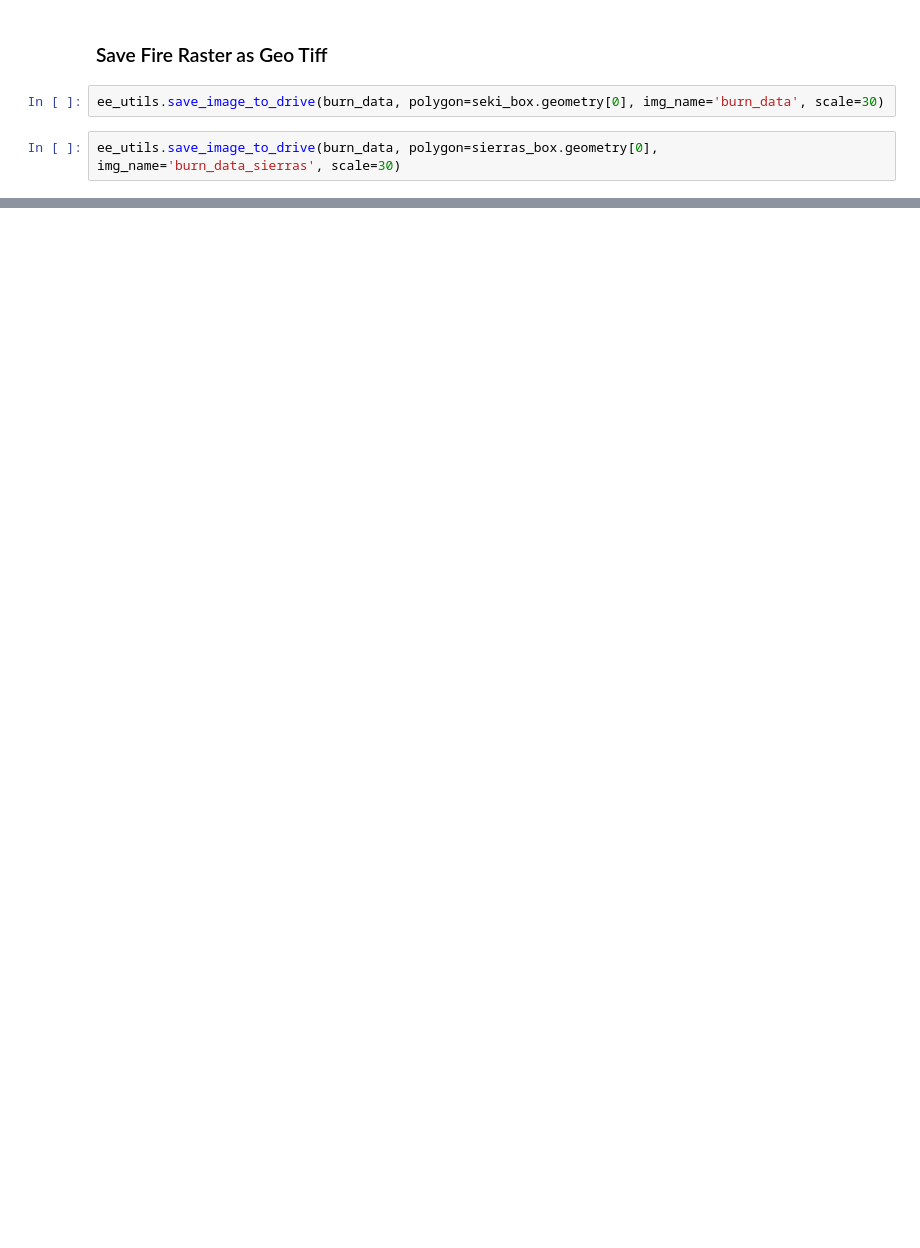
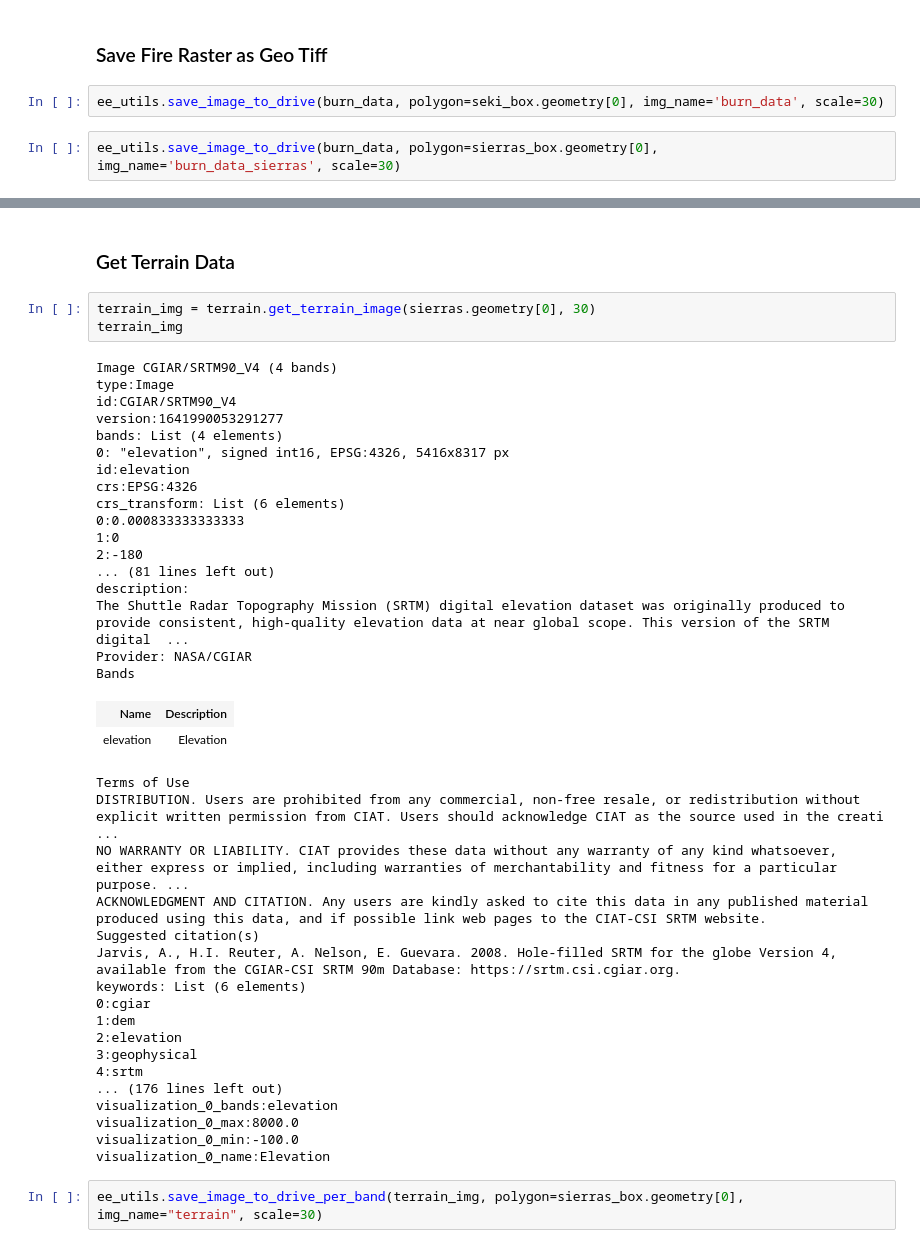
Before and after one commit to mahuna13/fire-regen, a Jupyter notebook: notebooks/exploratory/FireRasters.ipynb, the cells around one changed output, grey strips where cells are left out. Cells and saved outputs as stored; diff of their text form; blank space fills up the shorter version.

Commit message:
Downloads LANDSAT, terrain and dynamic_world rasters for RF training

```diff
--- a/notebooks/exploratory/FireRasters.ipynb
+++ b/notebooks/exploratory/FireRasters.ipynb
@@ -56,0 +129,44 @@ ee_utils.save_image_to_drive(burn_data, polygon=sierras_box.geometry[0], img_nam
+# %% [markdown]
+### Get Terrain Data
+# %%
+terrain_img = terrain.get_terrain_image(sierras.geometry[0], 30)
+terrain_img
+# %% [output]
+Image CGIAR/SRTM90_V4 (4 bands)
+type:Image
+id:CGIAR/SRTM90_V4
+version:1641990053291277
+bands: List (4 elements)
+0: "elevation", signed int16, EPSG:4326, 5416x8317 px
+id:elevation
+crs:EPSG:4326
+crs_transform: List (6 elements)
+0:0.000833333333333
+1:0
+2:-180
+... (81 lines left out)
+description:
+The Shuttle Radar Topography Mission (SRTM) digital elevation dataset was originally produced to provide consistent, high-quality elevation data at near global scope. This version of the SRTM digital  ...
+Provider: NASA/CGIAR
+Bands
+| Name | Description |
+| elevation | Elevation |
+Terms of Use
+DISTRIBUTION. Users are prohibited from any commercial, non-free resale, or redistribution without explicit written permission from CIAT. Users should acknowledge CIAT as the source used in the creati ...
+NO WARRANTY OR LIABILITY. CIAT provides these data without any warranty of any kind whatsoever, either express or implied, including warranties of merchantability and fitness for a particular purpose. ...
+ACKNOWLEDGMENT AND CITATION. Any users are kindly asked to cite this data in any published material produced using this data, and if possible link web pages to the CIAT-CSI SRTM website.
+Suggested citation(s)
+Jarvis, A., H.I. Reuter, A. Nelson, E. Guevara. 2008. Hole-filled SRTM for the globe Version 4, available from the CGIAR-CSI SRTM 90m Database: https://srtm.csi.cgiar.org.
+keywords: List (6 elements)
+0:cgiar
+1:dem
+2:elevation
+3:geophysical
+4:srtm
+... (176 lines left out)
+visualization_0_bands:elevation
+visualization_0_max:8000.0
+visualization_0_min:-100.0
+visualization_0_name:Elevation
+# %%
+ee_utils.save_image_to_drive_per_band(terrain_img, polygon=sierras_box.geometry[0], img_name="terrain", scale=30)
```
Also changed, not shown: parts of 21 cells of this notebook, 3 other files.
